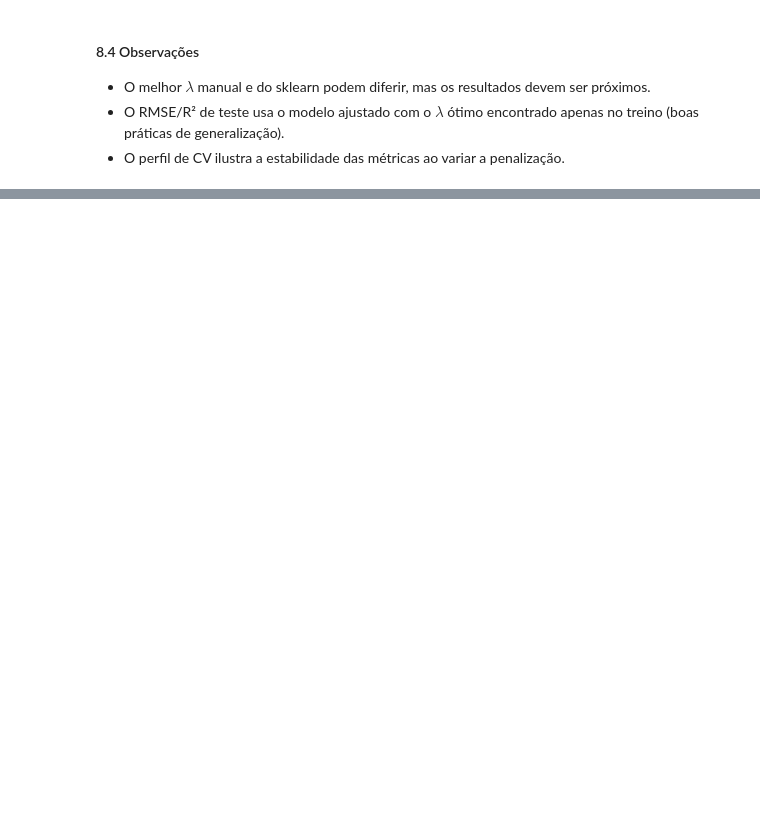
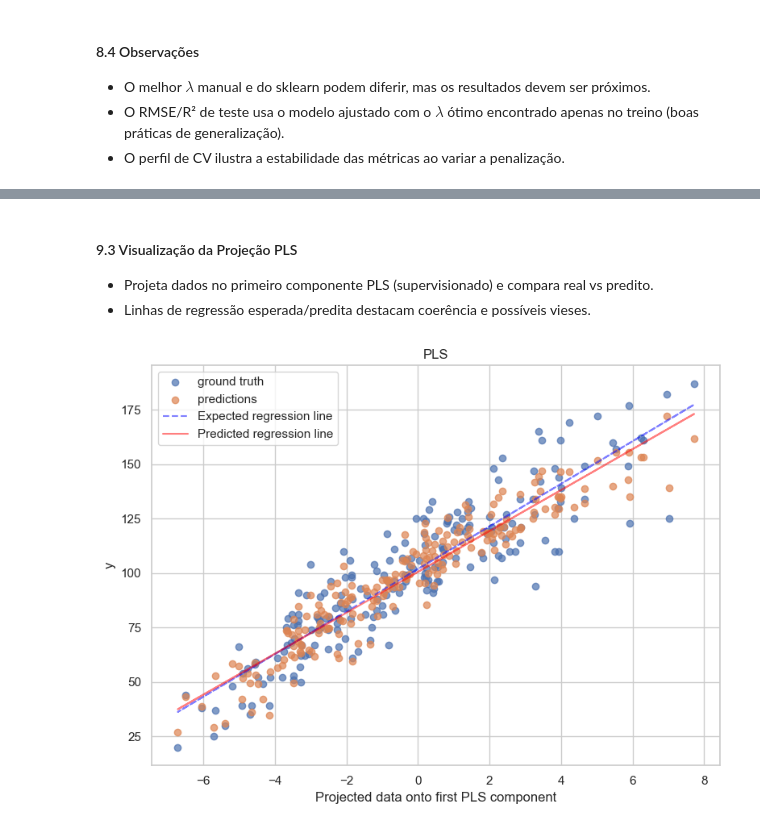
Before and after one commit to diego-nac/ica-homeworks, a Jupyter notebook: homework2/code.ipynb, the cells around one changed output, grey strips where cells are left out. Saved outputs shown, nothing was run; the diff lists cells and outputs as text; code cells hidden in the pictures; blank space fills up the shorter version.

```diff
--- a/homework2/code.ipynb
+++ b/homework2/code.ipynb
@@ -560,0 +687,31 @@ ridge_results_df
+# %% [markdown]
+#### 9.3 Visualização da Projeção PLS
+- Projeta dados no primeiro componente PLS (supervisionado) e compara real vs predito.
+- Linhas de regressão esperada/predita destacam coerência e possíveis vieses.
+# %%
+# Usar o PLS já treinado com melhor número de componentes
+pls_vis = pls_best
+
+proj = pls_vis.transform(X_test_norm)[:, 0]
+y_pred = pls_vis.predict(X_test_norm).ravel()
+
+# Linha de regressão para ground truth
+slope_gt, intercept_gt = np.polyfit(proj, y_test, 1)
+line_gt = slope_gt * proj + intercept_gt
+
+# Linha de regressão para predictions
+slope_pred, intercept_pred = np.polyfit(proj, y_pred, 1)
+line_pred = slope_pred * proj + intercept_pred
+
+fig, ax = plt.subplots(1, 1, figsize=(8, 6))
+ax.scatter(proj, y_test, alpha=0.7, label="ground truth")
+ax.scatter(proj, y_pred, alpha=0.7, label="predictions")
+ax.plot(proj, line_gt, color='blue', alpha=0.5, linestyle='--', label='Expected regression line')
+ax.plot(proj, line_pred, color='red', alpha=0.5, linestyle='-', label='Predicted regression line')
+ax.set(xlabel="Projected data onto first PLS component", ylabel="y", title="PLS")
+ax.legend()
+plt.tight_layout()
+savefig("pls_projection")
+plt.show()
+# %% [output]
+[figure, added]
```
Also changed, not shown: parts of 35 cells of this notebook, 7 other files.
